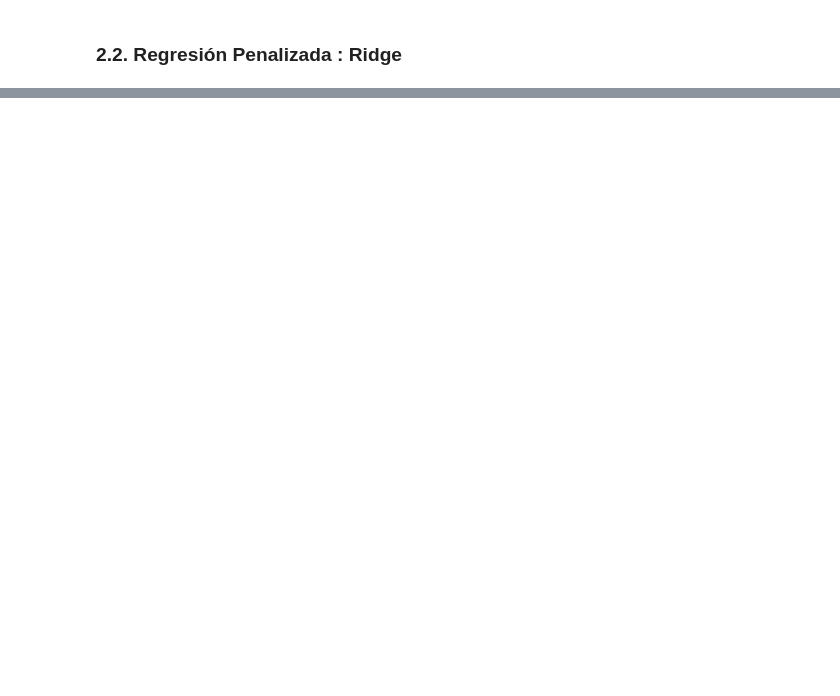
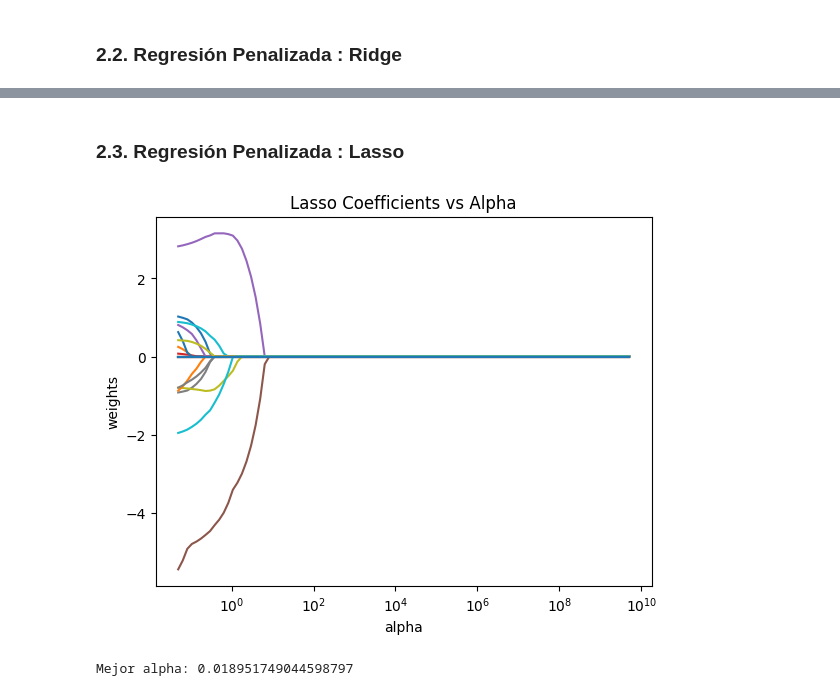
Before and after one commit to cesarqb/House-Price-Prediction-with-Machine-Learning, a Jupyter notebook: notebooks/housing_price_modeling.ipynb, the cells around one changed output, grey strips where cells are left out. Cells and saved outputs as stored; diff of their text form; code cells hidden in the pictures; blank space fills up the shorter version.

Commit message:
Carga modelos v1.0

```diff
--- a/notebooks/housing_price_modeling.ipynb
+++ b/notebooks/housing_price_modeling.ipynb
@@ -649,0 +727,2 @@ Intercepto: 35.59328008829852
+# %% [markdown]
+### 2.3. Regresión Penalizada : Lasso
@@ -649,0 +735,30 @@ Intercepto: 35.59328008829852
+# %%
+alphas = generar_alphas()
+# %%
+# Escalar primero (como en Ridge)
+from sklearn.preprocessing import StandardScaler
+
+scaler_temp = StandardScaler()
+X_train_scaled = scaler_temp.fit_transform(X_train)
+
+coefs = lasso_path(X_train_scaled, Y_train, alphas)
+
+import matplotlib.pyplot as plt
+
+ax = plt.gca()
+ax.plot(alphas, coefs)
+ax.set_xscale('log')
+plt.xlabel('alpha')
+plt.ylabel('weights')
+plt.title('Lasso Coefficients vs Alpha')
+plt.show()
+# %% [output]
+[figure, added]
+# %%
+# Elegimos el mejor o el valor más óptimo de alpha por Cv
+
+model_lasso, scaler, best_alpha = train_lasso_model(X_train, Y_train)
+
+print("Mejor alpha:", best_alpha)
+# %% [output]
+Mejor alpha: 0.018951749044598797
```
Also changed, not shown: parts of 17 cells of this notebook, 5 other files.
